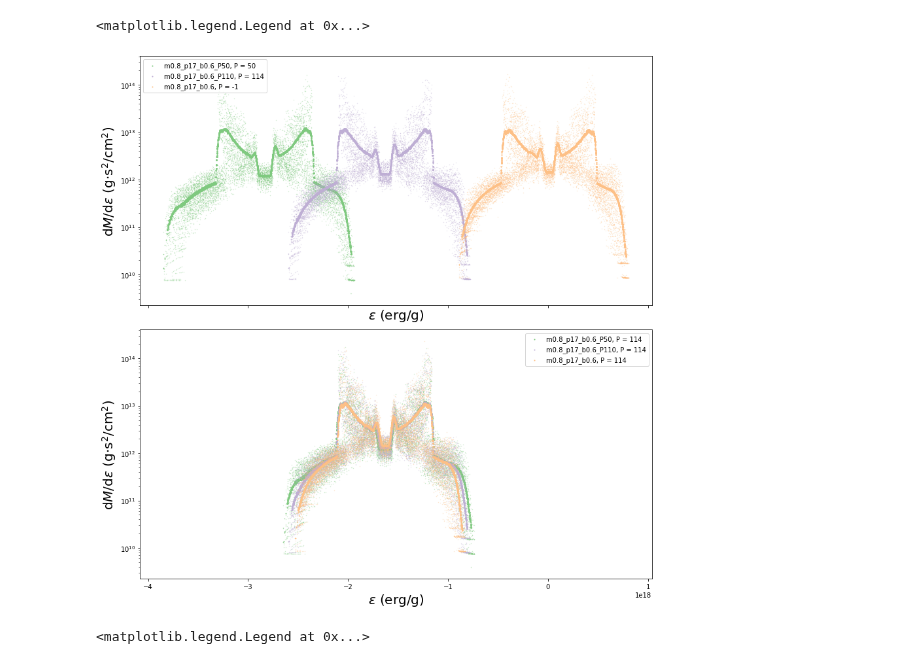
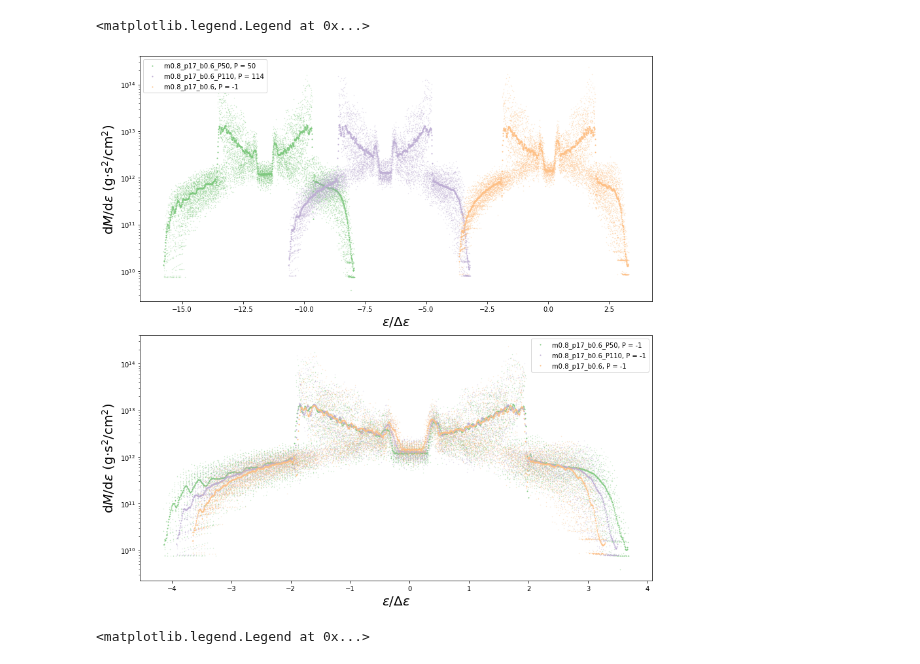
Before and after one commit to slowdivePTG/ASASSN-14ko, a Jupyter notebook: YT_Visualization/dmdt.ipynb, the cells around one changed output. Saved outputs shown, nothing was run; the diff lists cells and outputs as text; code cells hidden in the pictures.

```diff
--- a/YT_Visualization/dmdt.ipynb
+++ b/YT_Visualization/dmdt.ipynb
@@ -46,20 +46,50 @@ chk0060_114 = dmdt(DIR='m0.8_p17_b0.6', chk='0060', Period=114)
 chk0060_50 = dmdt(DIR='m0.8_p17_b0.6', chk='0060', Period=50)
 chk0060 = dmdt(DIR='m0.8_p17_b0.6', chk='0060', Period=-1)
 # %%
-f, ax = plt.subplots(2, 1, figsize=(12, 12), sharex=True)
-col = ['#7fc97f','#beaed4','#fdc086']
-P50_chk0080_50.dm_de_e(ax=ax[0], color=col[0], Bin=200)
-P110_chk0080_114.dm_de_e(ax=ax[0], color=col[1], Bin=200)
-chk0080.dm_de_e(ax=ax[0], color=col[2], Bin=200)
-P50_chk0080_114.dm_de_e(ax=ax[1], color=col[0], Bin=200)
-P110_chk0080_114.dm_de_e(ax=ax[1], color=col[1], Bin=200)
-chk0080_114.dm_de_e(ax=ax[1], color=col[2], Bin=200)
+f, ax = plt.subplots(2, 1, figsize=(12, 12))
+col = ['#7fc97f', '#beaed4', '#fdc086']
+P50_chk0080_50.dm_de_e(ax=ax[0],
+                       color=col[0],
+                       Bin=200,
+                       M=0.8 * u.Msun,
+                       R=1 * u.Rsun,
+                       beta=0.6)
+P110_chk0080_114.dm_de_e(ax=ax[0],
+                         color=col[1],
+                         Bin=200,
+                         M=0.8 * u.Msun,
+                         R=1 * u.Rsun,
+                         beta=0.6)
+chk0080.dm_de_e(ax=ax[0],
+                color=col[2],
+                Bin=200,
+                M=0.8 * u.Msun,
+                R=1 * u.Rsun,
+                beta=0.6)
+P50_chk0080.dm_de_e(ax=ax[1],
+                        color=col[0],
+                        Bin=200,
+                        M=0.8 * u.Msun,
+                        R=1 * u.Rsun,
+                        beta=0.6)
+P110_chk0080.dm_de_e(ax=ax[1],
+                         color=col[1],
+                         Bin=200,
+                         M=0.8 * u.Msun,
+                         R=1 * u.Rsun,
+                         beta=0.6)
+chk0080.dm_de_e(ax=ax[1],
+                    color=col[2],
+                    Bin=200,
+                    M=0.8 * u.Msun,
+                    R=1 * u.Rsun,
+                    beta=0.6)
 f.tight_layout()
 ax[0].legend()
 ax[1].legend()
 # %% [output]
 <matplotlib.legend.Legend at 0x...>
-[figure, old version]
+[figure, new version]
 # %%
 f, ax = plt.subplots(figsize=(12, 6))
 P50_chk0080_50.Mdot_t(ax=ax)
```
Also changed, not shown: parts of 2 cells of this notebook, 1 other file.
